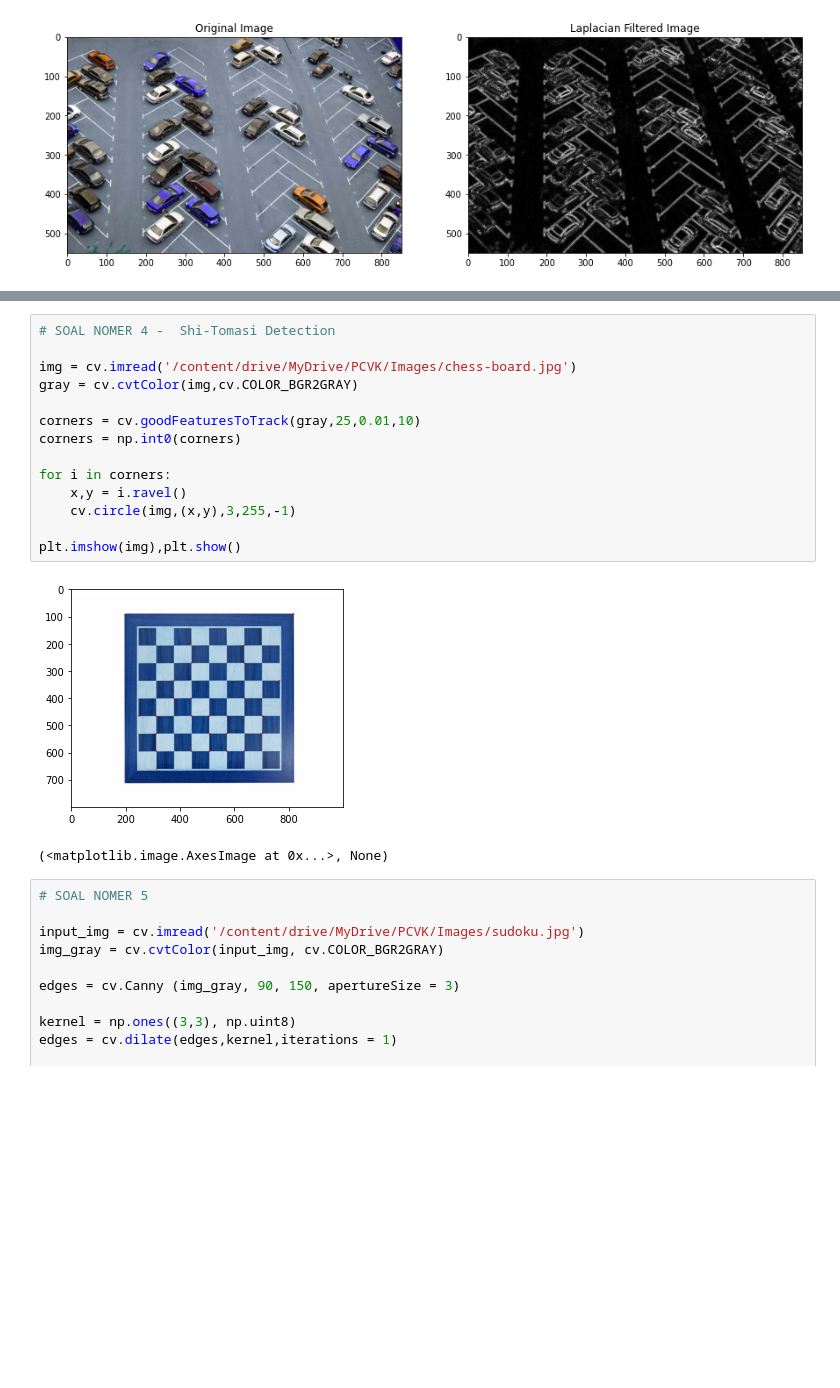
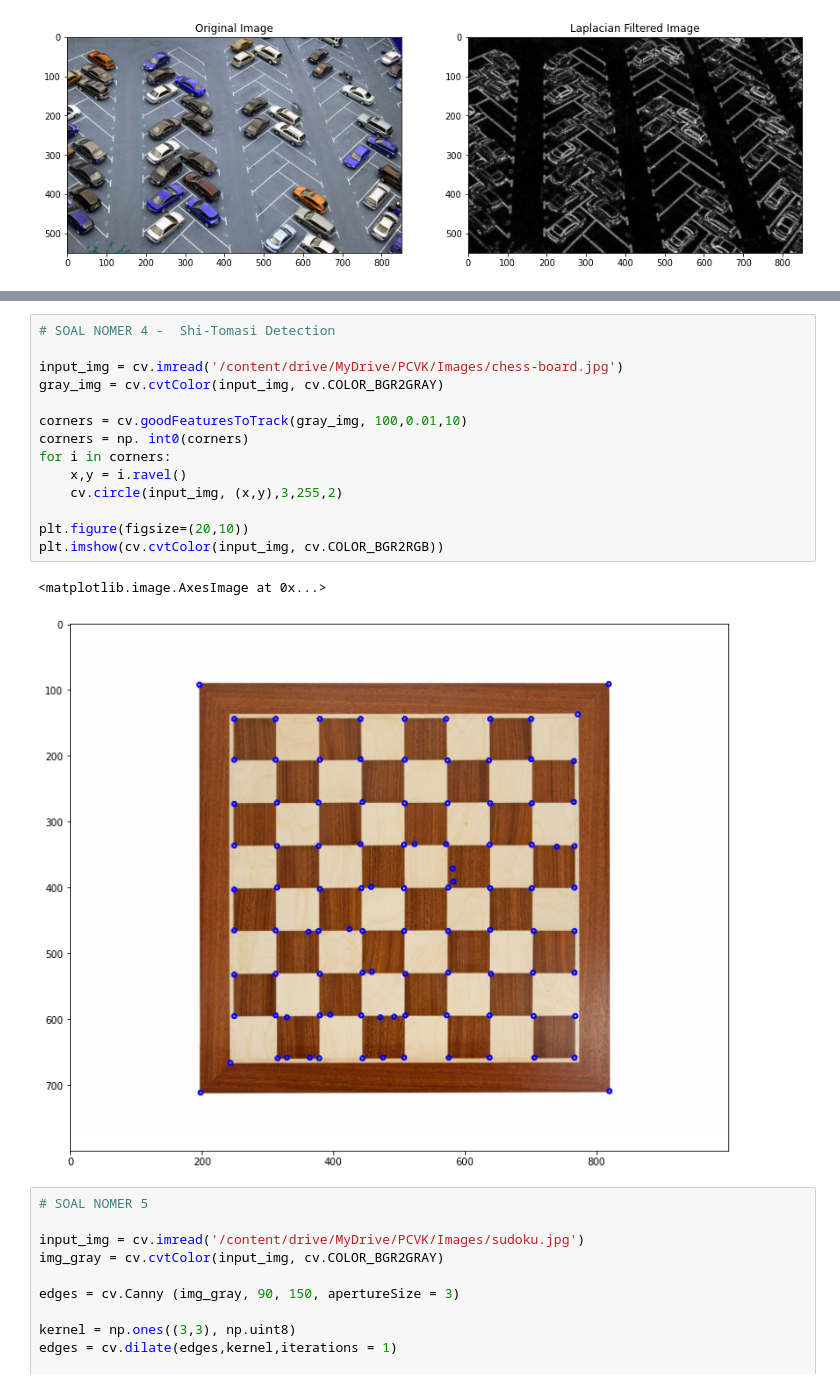
Before and after one commit to altalarikyusuf98/PCVK_Genap_2021, a Jupyter notebook: Week11.ipynb, the cells around one changed output, grey strips where cells are left out. Drawn from its saved outputs; the diff is of its cells as text; blank space fills up the shorter version.

```diff
--- a/Week11.ipynb
+++ b/Week11.ipynb
@@ -133,20 +149,20 @@ ax2.imshow(filtered_image, cmap='gray')
 # %%
 # SOAL NOMER 4 -  Shi-Tomasi Detection
 
-img = cv.imread('/content/drive/MyDrive/PCVK/Images/chess-board.jpg')
-gray = cv.cvtColor(img,cv.COLOR_BGR2GRAY)
+input_img = cv.imread('/content/drive/MyDrive/PCVK/Images/chess-board.jpg')
+gray_img = cv.cvtColor(input_img, cv.COLOR_BGR2GRAY)
 
-corners = cv.goodFeaturesToTrack(gray,25,0.01,10)
-corners = np.int0(corners)
-
+corners = cv.goodFeaturesToTrack(gray_img, 100,0.01,10)
+corners = np. int0(corners)
 for i in corners:
     x,y = i.ravel()
-    cv.circle(img,(x,y),3,255,-1)
+    cv.circle(input_img, (x,y),3,255,2)
 
-plt.imshow(img),plt.show()
+plt.figure(figsize=(20,10))
+plt.imshow(cv.cvtColor(input_img, cv.COLOR_BGR2RGB))
 # %% [output]
+<matplotlib.image.AxesImage at 0x...>
-[figure, old version]
+[figure, new version]
-(<matplotlib.image.AxesImage at 0x...>, None)
 # %%
 # SOAL NOMER 5
 
```
Also changed, not shown: parts of 2 cells of this notebook.
